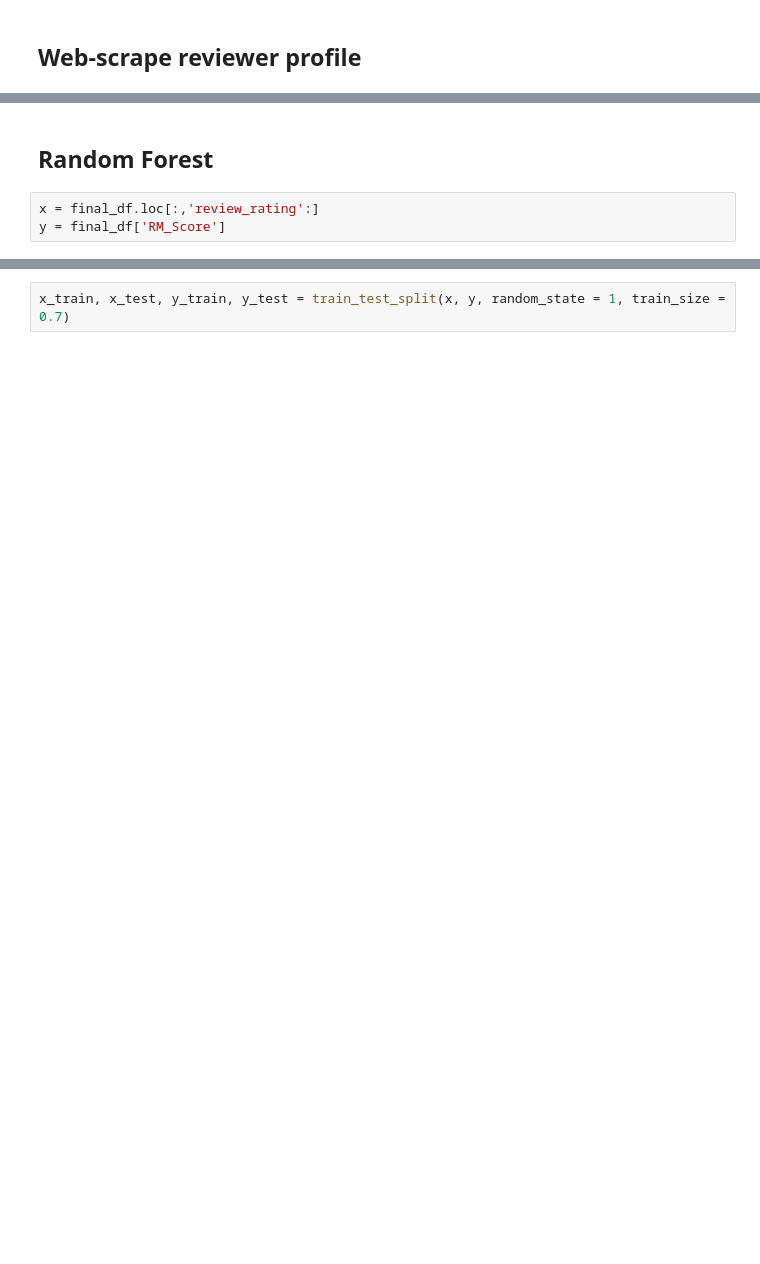
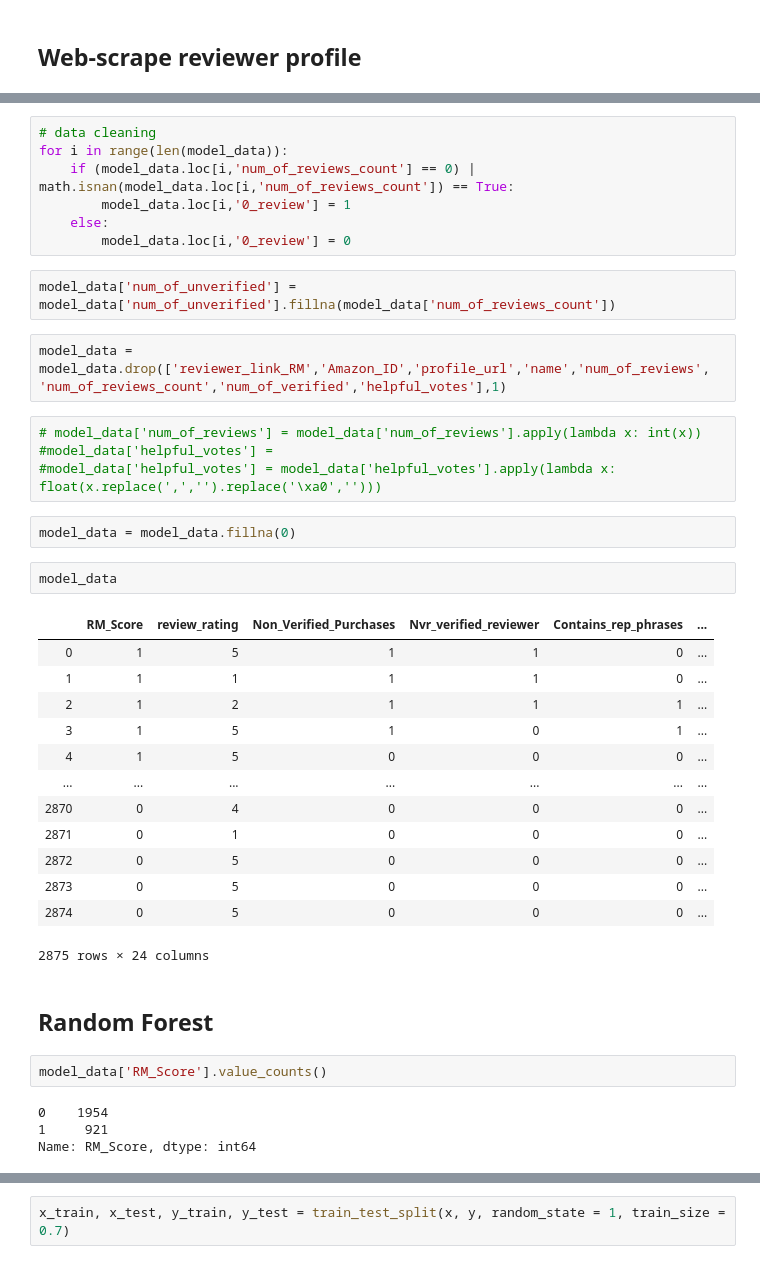
Before and after one commit to dujijundavid/Reviewbox_team, a Jupyter notebook: Fraud Detection/RM_classfication_model.ipynb, the cells around one changed output, grey strips where cells are left out. Drawn from its saved outputs; the diff is of its cells as text; blank space fills up the shorter version.

Commit message:
Add files via upload
updated new RM classification model

```diff
--- a/Fraud Detection/RM_classfication_model.ipynb
+++ b/Fraud Detection/RM_classfication_model.ipynb
@@ -311,5 +377,41 @@ final_df.head(10)
+# %%
+# data cleaning
+for i in range(len(model_data)):
+    if (model_data.loc[i,'num_of_reviews_count'] == 0) | math.isnan(model_data.loc[i,'num_of_reviews_count']) == True:
+        model_data.loc[i,'0_review'] = 1
+    else:
+        model_data.loc[i,'0_review'] = 0
+# %%
+model_data['num_of_unverified'] = model_data['num_of_unverified'].fillna(model_data['num_of_reviews_count'])
+# %%
+model_data = model_data.drop(['reviewer_link_RM','Amazon_ID','profile_url','name','num_of_reviews', 'num_of_reviews_count','num_of_verified','helpful_votes'],1)
+# %%
+# model_data['num_of_reviews'] = model_data['num_of_reviews'].apply(lambda x: int(x))
+#model_data['helpful_votes'] =
+#model_data['helpful_votes'] = model_data['helpful_votes'].apply(lambda x: float(x.replace(',','').replace('\xa0','')))
+# %%
+model_data = model_data.fillna(0)
+# %%
+model_data
+# %% [output]
+|  | RM_Score | review_rating | Non_Verified_Purchases | Nvr_verified_reviewer | Contains_rep_phrases | ... |
+| 0 | 1 | 5 | 1 | 1 | 0 | ... |
+| 1 | 1 | 1 | 1 | 1 | 0 | ... |
+| 2 | 1 | 2 | 1 | 1 | 1 | ... |
+| 3 | 1 | 5 | 1 | 0 | 1 | ... |
+| 4 | 1 | 5 | 0 | 0 | 0 | ... |
+| ... | ... | ... | ... | ... | ... | ... |
+| 2870 | 0 | 4 | 0 | 0 | 0 | ... |
+| 2871 | 0 | 1 | 0 | 0 | 0 | ... |
+| 2872 | 0 | 5 | 0 | 0 | 0 | ... |
+| 2873 | 0 | 5 | 0 | 0 | 0 | ... |
+| 2874 | 0 | 5 | 0 | 0 | 0 | ... |
+2875 rows × 24 columns
 # %% [markdown]
 ## Random Forest
-# %%
-x = final_df.loc[:,'review_rating':]
-y = final_df['RM_Score']
+# %%
+model_data['RM_Score'].value_counts()
+# %% [output]
+0    1954
+1     921
+Name: RM_Score, dtype: int64
```
Also changed, not shown: parts of 22 cells of this notebook.
